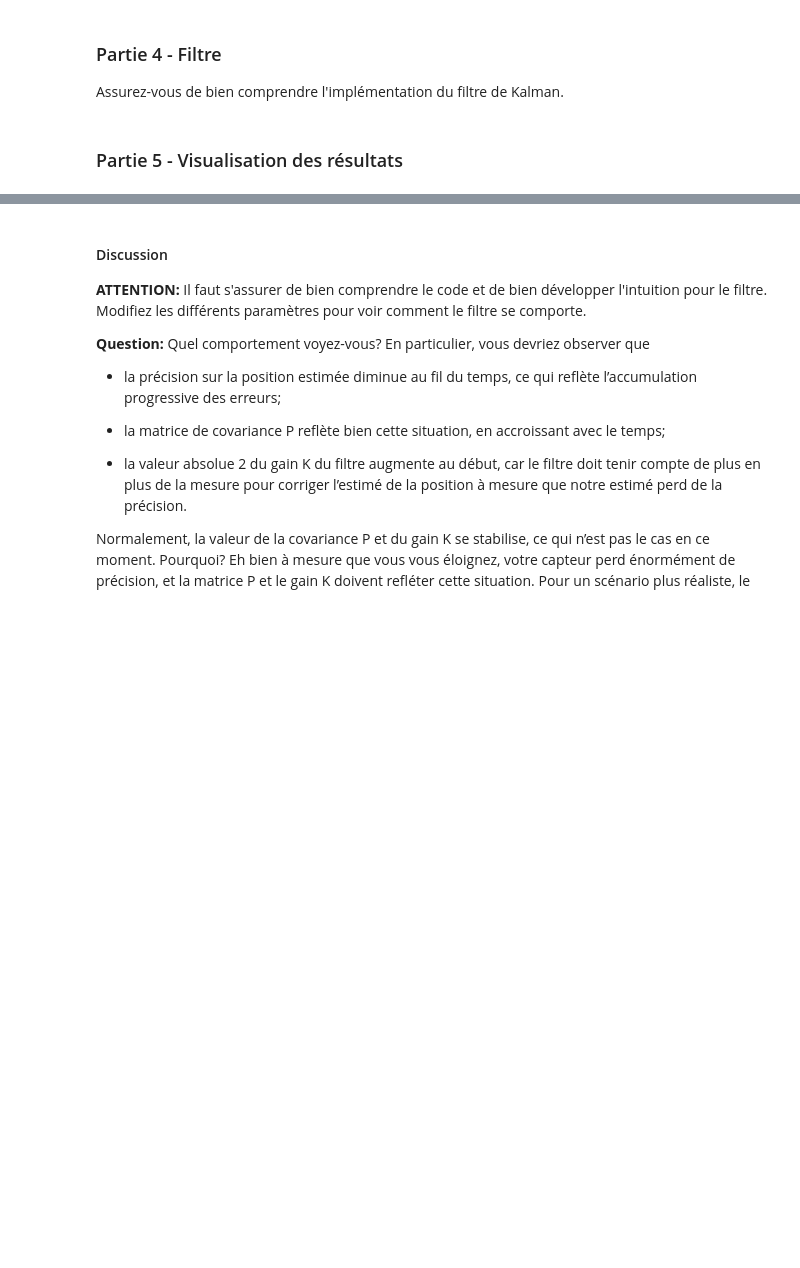
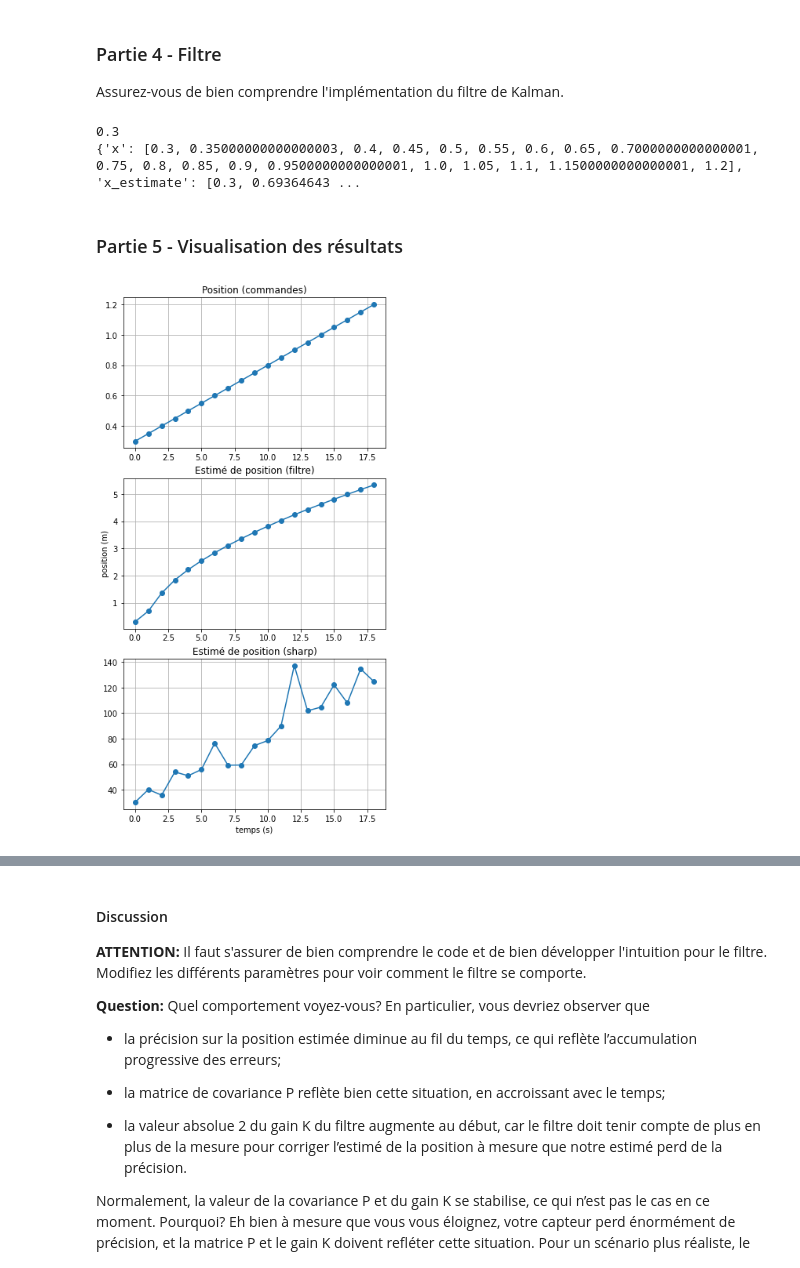
Before and after one commit to norlab-ulaval/glo4001, a Jupyter notebook: Laboratoire 6.ipynb, the cells around one changed output, grey strips where cells are left out. Saved outputs shown, nothing was run; the diff lists cells and outputs as text; code cells hidden in the pictures; blank space fills up the shorter version.

```diff
--- a/Laboratoire 6.ipynb
+++ b/Laboratoire 6.ipynb
@@ -222,21 +221,0 @@ time.sleep(1)
-# %%
-delta_t = 1  # intervalle des mesures en sec
-speed = 0.05  # m/s
-
-x_0 = 0.3
-x_final = 1.20
-distance = (x_final - x_0)
-n_steps = math.ceil(distance / abs(speed) / delta_t)
-step_distance = delta_t * abs(speed)
-
-positions = np.zeros((n_steps,))
-measures = np.zeros((n_steps,))
-
-for i in range(n_steps):
-    positions[i] = x_0 + i * step_distance
-    measures[i] = sharp_sensor.peek_data()
-
-    robot.linear_movement_precise(step_distance, speed)
-    time.sleep(0.6)  #Laisser le temps au buffer de se remplir
-
-print(np.vstack((positions, measures)))
@@ -251,7 +225,7 @@ np.savetxt("./lab6_offline_data.txt", data_to_save)
 Assurez-vous de bien comprendre l'implémentation du filtre de Kalman.
 # %%
 # Load data
-positions, measures = np.loadtxt("./lab6_offline_data.txt")
+positions, lidar_distances, measures = np.loadtxt("./offline/Labo 6/lab6_offline_data.txt")
 # %%
 delta_t = 1  # intervalle des mesures en sec
 n_steps = positions.shape[0]
@@ -265,9 +239,9 @@ Cw = sigma_sensor ** 2
 u = 0.05
 
 # Calibration - doit avoir été faites plus haut
-assert (k_1 is not None and k_2 is not None)
+assert (k1 is not None and k2 is not None)
 
-X = positions[0]  # On connait exactement la position initiale du robot
+X = positions[0].item()  # On connait exactement la position initiale du robot
 P = 0.00 ** 2
 
 #Données à recueillir pour tracer les graphiques
@@ -285,7 +259,7 @@ for i in range(1, n_steps):  # On commence le compteur à 1, car 0 est l'état i
     # la première commande
     time = i * delta_t
 
-    z = measures[i]
+    z = measures[i].item()
 
     F = np.array([1])  # Phi, pour dynamique systeme
     G = np.array([1])  # Gamma, pour matrice de commande
@@ -295,9 +269,9 @@ for i in range(1, n_steps):  # On commence le compteur à 1, car 0 est l'état i
     P = F * P * F.T + G * Cv * G.T  # Propagation covariance
 
     # ========= Calcul des matrices Jacobiennes pour mise-a-jour =============
-    H = -k_2_sharp / X ** 2  # Je dois utiliser mon estimé pour ici, car je ne connais pas la vraie valeur
+    H = -k2 / X ** 2  # Je dois utiliser mon estimé pour ici, car je ne connais pas la vraie valeur
 
-    z_hat = k_1_sharp + k_2_sharp / X;
+    z_hat = k1 + k2 / X *100;
 
     # ======== Mise-a-jour ========
     K = P * H.T / (H * P * H.T + Cw)  # Gain Kalman
@@ -307,40 +281,47 @@ for i in range(1, n_steps):  # On commence le compteur à 1, car 0 est l'état i
 
     # Cueillette des données pour le graphique
     graph_data["x"].append(positions[i])
-    graph_data["x_estimate"].append(X)
+    graph_data["x_estimate"].append(X.item())
     graph_data["z"].append(z)
-    graph_data["K"].append(K)
-    graph_data["P"].append(P)
-    graph_data["error"].append(positions[i] - X)
+    graph_data["K"].append(K.item())
+    graph_data["P"].append(P.item())
+    graph_data["error"].append(positions[i] - X.item())
     graph_data["time"].append(time)
+
+print(graph_data)
+# %% [output]
+0.3
+{'x': [0.3, 0.35000000000000003, 0.4, 0.45, 0.5, 0.55, 0.6, 0.65, 0.7000000000000001, 0.75, 0.8, 0.85, 0.9, 0.9500000000000001, 1.0, 1.05, 1.1, 1.1500000000000001, 1.2], 'x_estimate': [0.3, 0.69364643 ...
 # %% [markdown]
 ### Partie 5 - Visualisation des résultats
 # %%
 fig = plt.figure(figsize=(6, 12))
 gs = gridspec.GridSpec(3, 1)
 
 ax1 = plt.subplot(gs[0])
 ax1.set_title("Position (commandes)")
 ax1.plot(graph_data['time'], graph_data['x'], '-o', label="Commandes")
 ax1.grid(True)
 
 ax2 = plt.subplot(gs[1])
 ax2.set_title("Estimé de position (filtre)")
 ax2.plot(graph_data['time'], graph_data['x_estimate'], '-o', label="Estimé Filtre")
 ax2.set_ylabel('position (m)')
 ax2.grid(True)
 
 # On inverse la fonction de capteur pour trouver la position estimée
 # par le capteur infrarouge
 z_numpy = np.array(graph_data['z'])
-x_sharp_estimated = k_2_sharp / (z_numpy - k_1_sharp)
+x_sharp_estimated = k2 / (z_numpy - k1)
 ax3 = plt.subplot(gs[2])
 ax3.set_title("Estimé de position (sharp)")
 ax3.plot(graph_data['time'], x_sharp_estimated, '-o', label="Estimé Sharp")
 ax3.set_xlabel("temps (s)")
 ax3.grid(True)
 
 plt.show()
+# %% [output]
+[figure, added]
 # %%
 plt.title("Position et estimées")
 plt.xlabel("temps (s)")
```
Also changed, not shown: parts of 17 cells of this notebook.
